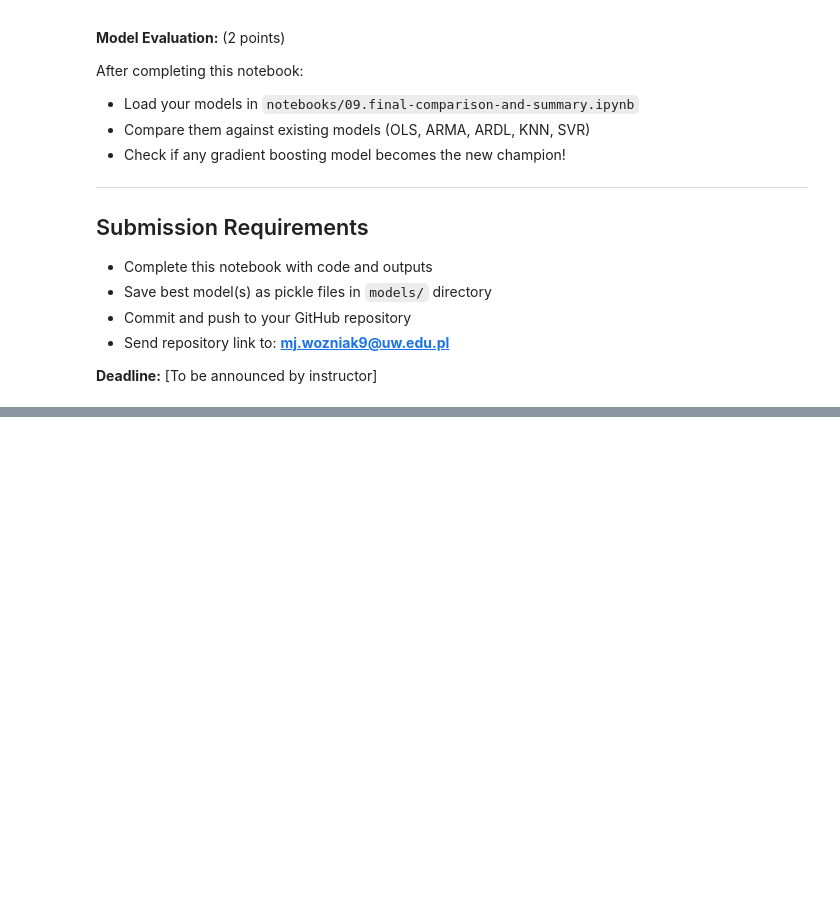
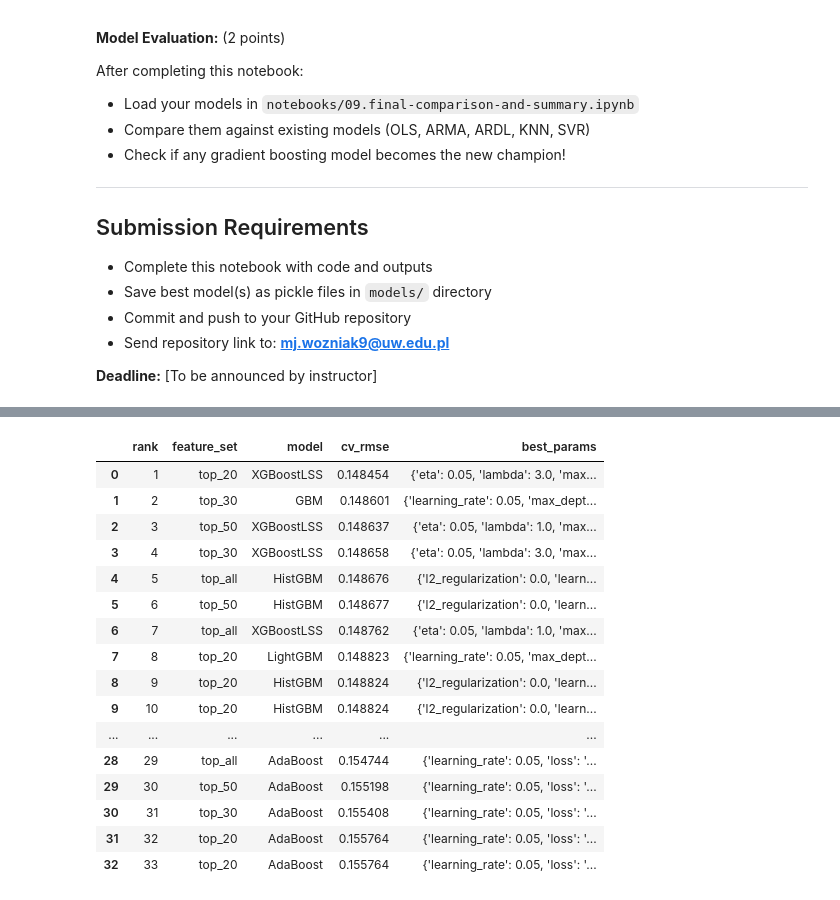
Before and after one commit to jakub-filon/tax_avoidance_gradient_boosting, a Jupyter notebook: notebooks/12.gradient-boost-task.ipynb, the cells around one changed output, grey strips where cells are left out. Cells and saved outputs as stored; diff of their text form; code cells hidden in the pictures; blank space fills up the shorter version.

```diff
--- a/notebooks/12.gradient-boost-task.ipynb
+++ b/notebooks/12.gradient-boost-task.ipynb
@@ -66,0 +154,13 @@ After completing this notebook:
+# %%
+TARGET = 'etr'
+
+base_features = selected_features.copy()
+X_train_full = train[base_features].copy()
+X_test_full = test[base_features].copy()
+
+y_train = train[TARGET].copy()
+y_test = test[TARGET].copy()
+
+tscv = TimeSeriesSplit(n_splits=5)
+
+X_train_full.shape, X_test_full.shape
@@ -66,0 +487,27 @@ After completing this notebook:
+# %%
+cv_df = (
+    pd.DataFrame(cv_leaderboard)
+    .sort_values('cv_rmse')
+    .reset_index(drop=True)
+    .assign(rank=lambda df: df.index + 1)
+    [['rank', 'feature_set', 'model', 'cv_rmse', 'best_params']]
+ )
+cv_df
+# %% [output]
+|  | rank | feature_set | model | cv_rmse | best_params |
+| 0 | 1 | top_20 | XGBoostLSS | 0.148454 | {'eta': 0.05, 'lambda': 3.0, 'max... |
+| 1 | 2 | top_30 | GBM | 0.148601 | {'learning_rate': 0.05, 'max_dept... |
+| 2 | 3 | top_50 | XGBoostLSS | 0.148637 | {'eta': 0.05, 'lambda': 1.0, 'max... |
+| 3 | 4 | top_30 | XGBoostLSS | 0.148658 | {'eta': 0.05, 'lambda': 3.0, 'max... |
+| 4 | 5 | top_all | HistGBM | 0.148676 | {'l2_regularization': 0.0, 'learn... |
+| 5 | 6 | top_50 | HistGBM | 0.148677 | {'l2_regularization': 0.0, 'learn... |
+| 6 | 7 | top_all | XGBoostLSS | 0.148762 | {'eta': 0.05, 'lambda': 1.0, 'max... |
+| 7 | 8 | top_20 | LightGBM | 0.148823 | {'learning_rate': 0.05, 'max_dept... |
+| 8 | 9 | top_20 | HistGBM | 0.148824 | {'l2_regularization': 0.0, 'learn... |
+| 9 | 10 | top_20 | HistGBM | 0.148824 | {'l2_regularization': 0.0, 'learn... |
+| ... | ... | ... | ... | ... | ... |
+| 28 | 29 | top_all | AdaBoost | 0.154744 | {'learning_rate': 0.05, 'loss': '... |
+| 29 | 30 | top_50 | AdaBoost | 0.155198 | {'learning_rate': 0.05, 'loss': '... |
+| 30 | 31 | top_30 | AdaBoost | 0.155408 | {'learning_rate': 0.05, 'loss': '... |
+| 31 | 32 | top_20 | AdaBoost | 0.155764 | {'learning_rate': 0.05, 'loss': '... |
+| 32 | 33 | top_20 | AdaBoost | 0.155764 | {'learning_rate': 0.05, 'loss': '... |
```
Also changed, not shown: parts of 15 cells of this notebook, 8 other files.
